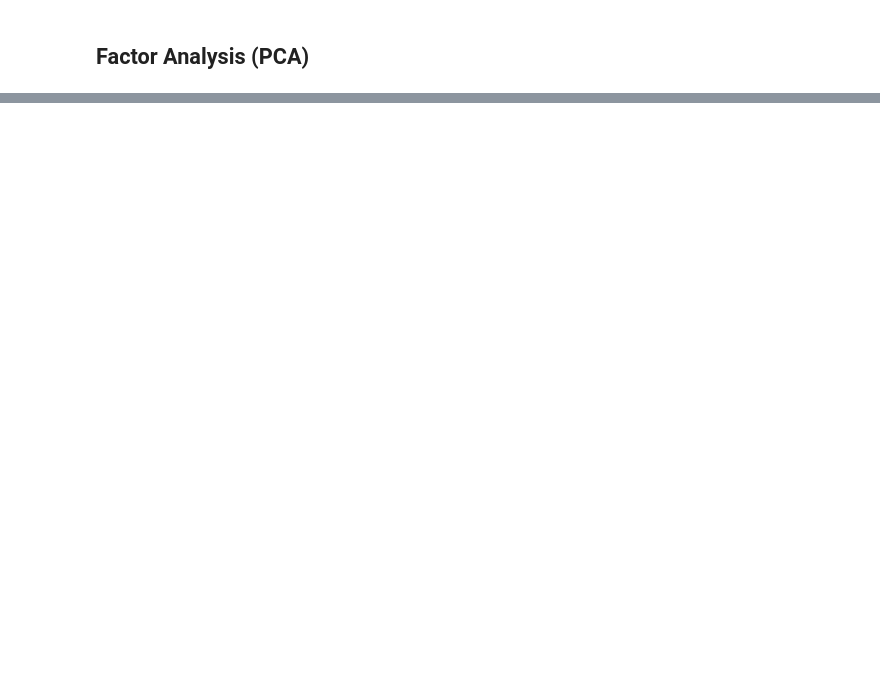
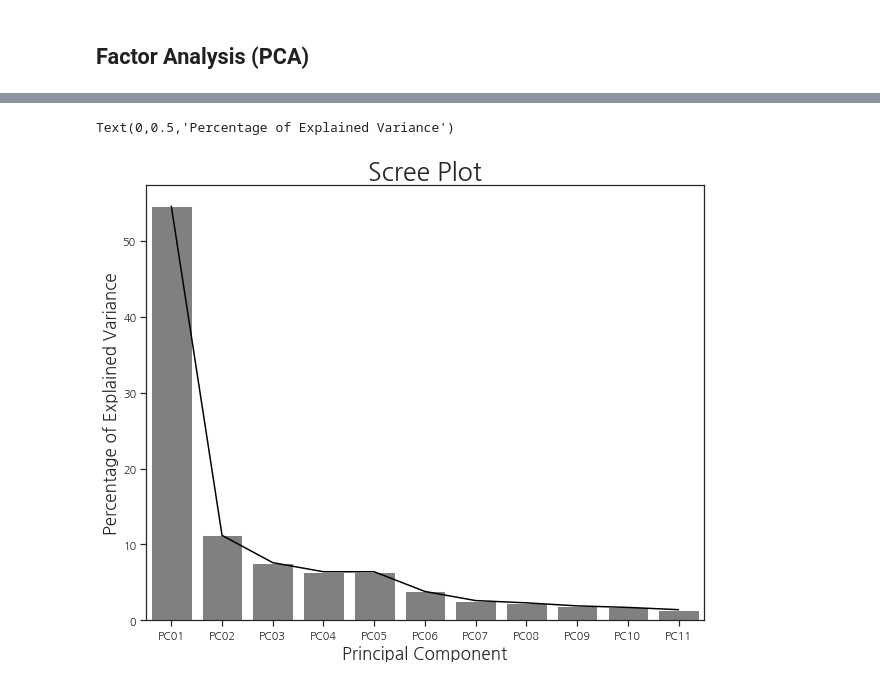
Before and after one commit to fhzh123/topic_example, a Jupyter notebook: EDA_2020_12_15/EDA.ipynb, the cells around one changed output, grey strips where cells are left out. Saved outputs shown, nothing was run; the diff lists cells and outputs as text; code cells hidden in the pictures; blank space fills up the shorter version.

```diff
--- a/EDA_2020_12_15/EDA.ipynb
+++ b/EDA_2020_12_15/EDA.ipynb
@@ -367,0 +385,17 @@ X_transformed.shape
+# %%
+pca = PCA(n_components=11, whiten=True)
+X = np.array(pca_dat.dropna())
+pca.fit(X)
+
+per_var = np.round(pca.explained_variance_ratio_* 100, decimals=1)
+labels = ['PC0' + str(x) if x <= 9 else 'PC' + str(x) for x in range(1, len(per_var)+1)]
+
+plt.figure(figsize=(10,8))
+plt.title('Scree Plot', size=25)
+sns.lineplot(x=labels, y=per_var, color='black', markers=True)
+sns.barplot(x=labels, y=per_var, order=labels, color='gray')
+plt.xlabel('Principal Component', size=17)
+plt.ylabel('Percentage of Explained Variance', size=17)
+# %% [output]
+Text(0,0.5,'Percentage of Explained Variance')
+[figure, added]
```
Also changed, not shown: parts of 21 cells of this notebook.
